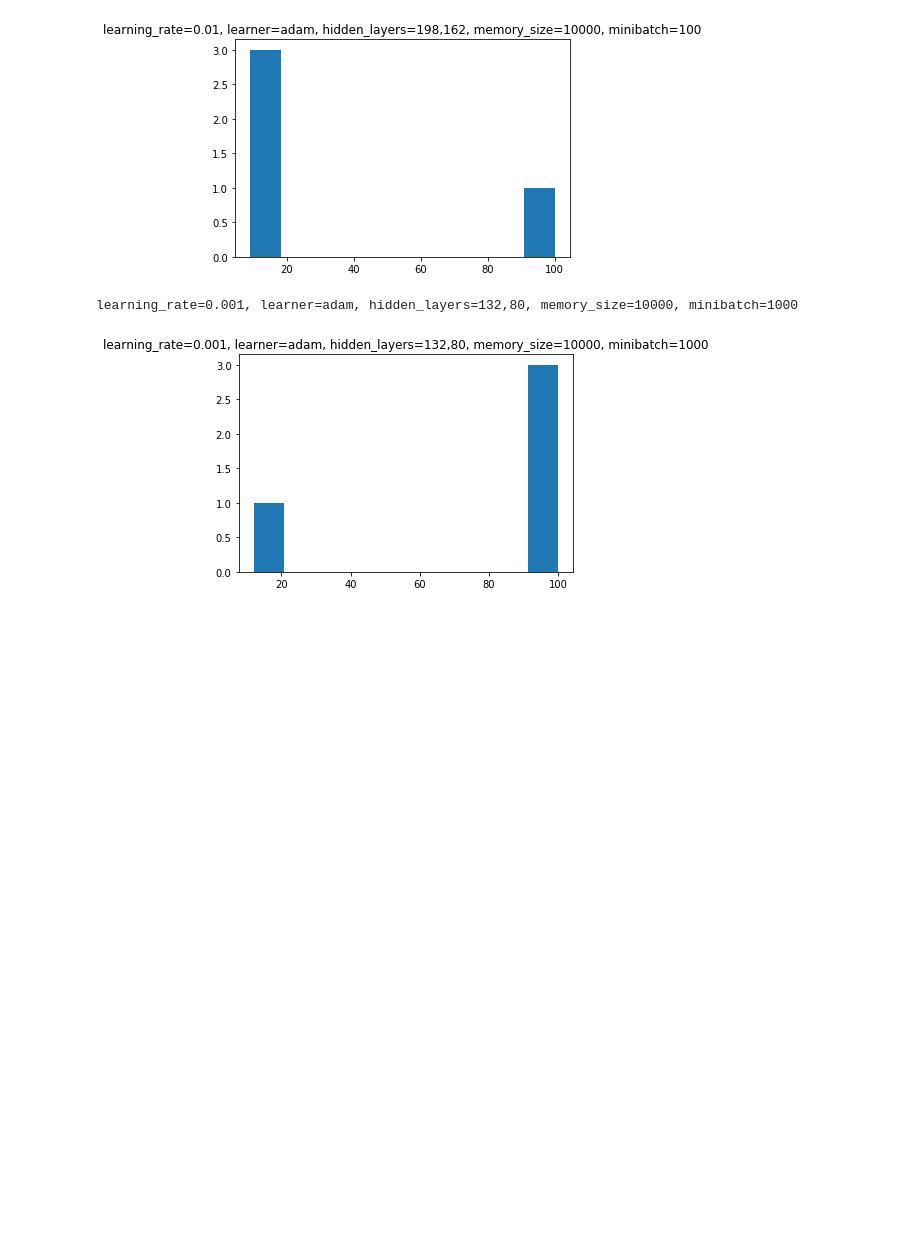
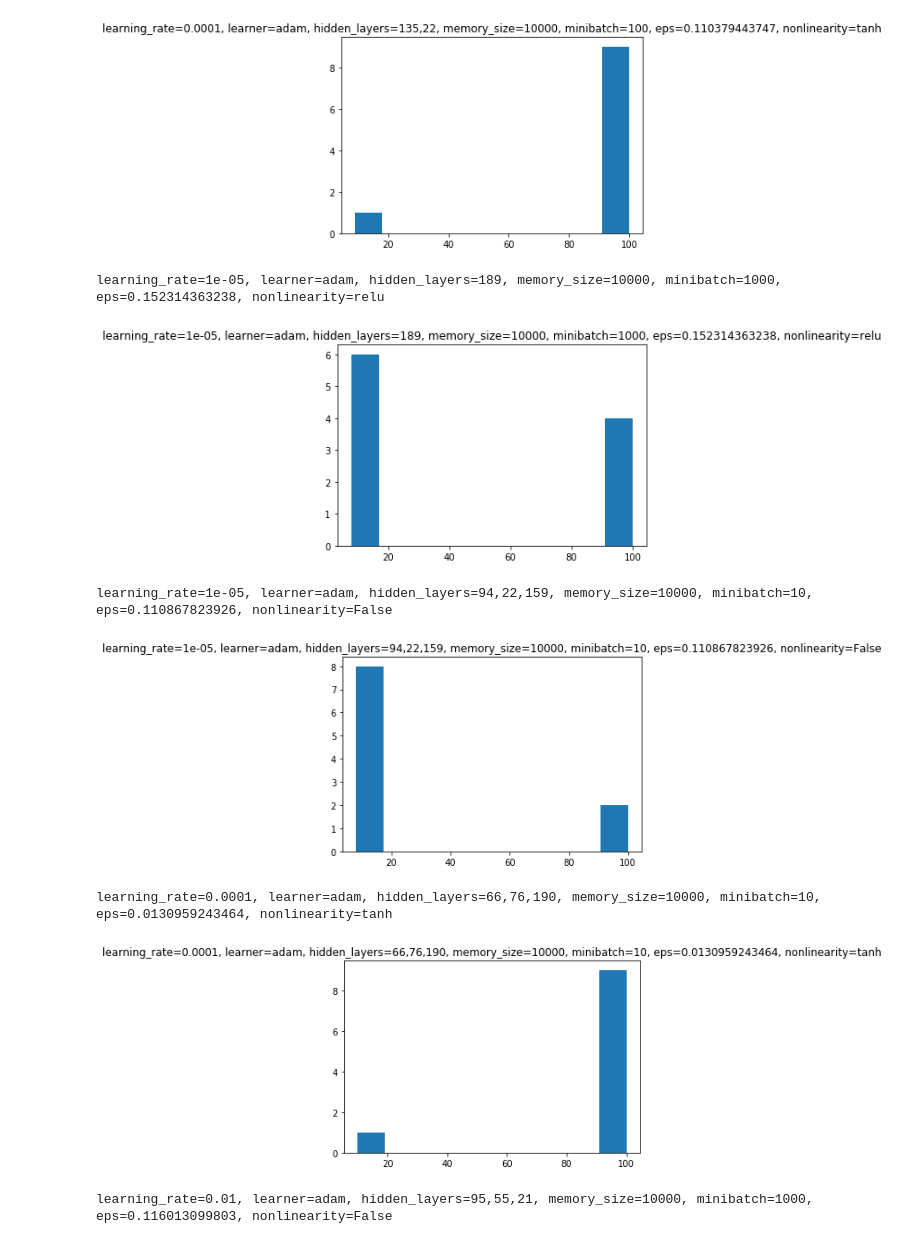
Before and after one commit to ygreif/qlearning, a Jupyter notebook: ParameterSearch.ipynb, the cells around one changed output. Saved outputs shown, nothing was run; the diff lists cells and outputs as text; code cells hidden in the pictures; blank space fills up the shorter version.

```diff
--- a/ParameterSearch.ipynb
+++ b/ParameterSearch.ipynb
@@ -9,13 +9,13 @@ from agents import trainer
 trainer = trainer.Trainer('CartPole-v0')
 
 explored_parameters = {}
-for _ in range(2):
+for i in range(10):
     parameters = trainer.gen_parameters()
     results = []
-    print str(parameters)
-    for _ in range(4):
+    print str(i), str(parameters)
+    for _ in range(10):
         results.append(trainer.train(target_reward=100,
-                                          max_epochs=100, parameters=parameters, out=True))
+                                          max_epochs=5000, parameters=parameters, out=True))
     explored_parameters[parameters] = results
 print "Graphing"
 for parameters, results in explored_parameters.iteritems():
@@ -46,3 +47,8 @@ learning_rate=0.01, learner=adam, hidden_layers=198,162, memory_size=10000, mini
-[figure, old version]
+[figure, new version]
-learning_rate=0.001, learner=adam, hidden_layers=132,80, memory_size=10000, minibatch=1000
+learning_rate=1e-05, learner=adam, hidden_layers=189, memory_size=10000, minibatch=1000, eps=0.152314363238, nonlinearity=relu
-[figure, old version]
+[figure, new version]
+learning_rate=1e-05, learner=adam, hidden_layers=94,22,159, memory_size=10000, minibatch=10, eps=0.110867823926, nonlinearity=False
+[figure, added]
+learning_rate=0.0001, learner=adam, hidden_layers=66,76,190, memory_size=10000, minibatch=10, eps=0.0130959243464, nonlinearity=tanh
+[figure, added]
+learning_rate=0.01, learner=adam, hidden_layers=95,55,21, memory_size=10000, minibatch=1000, eps=0.116013099803, nonlinearity=False
```
Also changed, not shown: parts of 1 cell of this notebook, 3 other files.
